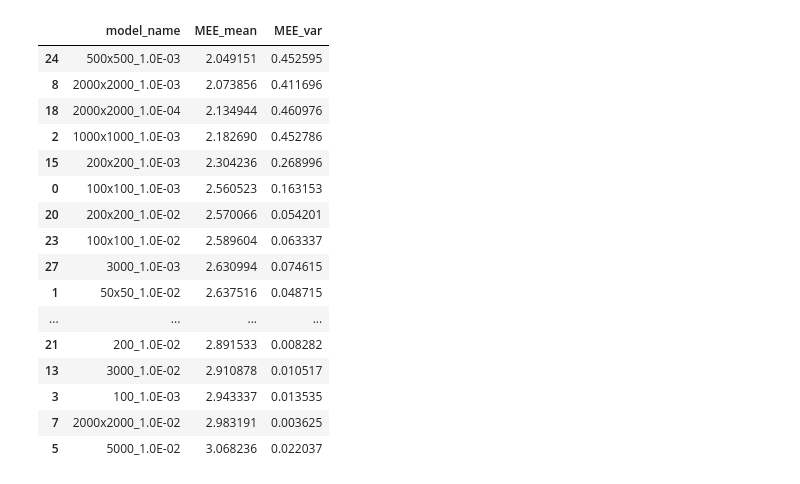
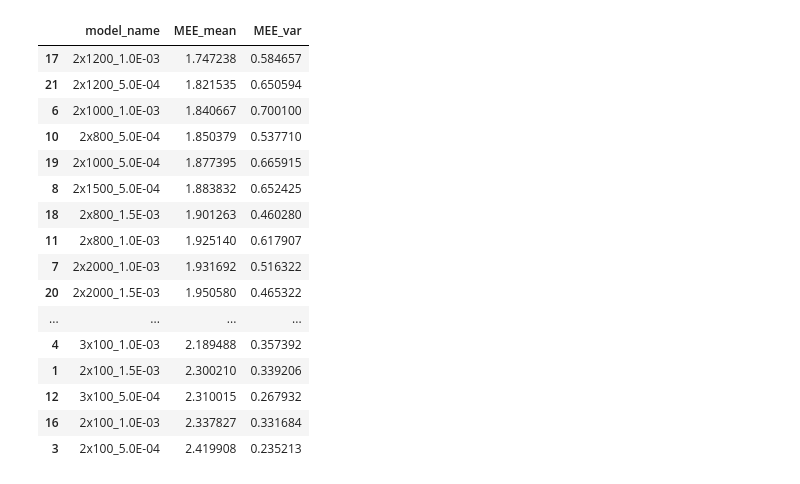
Before and after one commit to FeLusiani/ML_Project, a Jupyter notebook: MLCode/CUP_NN.ipynb, the cells around one changed output. Saved outputs shown, nothing was run; the diff lists cells and outputs as text; code cells hidden in the pictures.

```diff
--- a/MLCode/CUP_NN.ipynb
+++ b/MLCode/CUP_NN.ipynb
@@ -90,51 +119,23 @@ Time (seconds): 378.5922475770001
 Convergence: True
-# %%
-from pathlib import Path
-from MLCode.conf import path_data
-import pandas as pd
-
-def get_model_val_err(directory: Path):
-    """Returns validation error (mean and variance) from saved model directory.
-    """
-    info_file = directory / Path('infos.txt')
-    info_text = info_file.read_text()
-    lines = info_text.split('\n')
-    mean_line = [x for x in lines if x.startswith('Val error') ][0]
-    var_line = [x for x in lines if x.startswith(' measured') ][0]
-    n_char_mean = len('Val error achieved: ')
-    n_char_var = len('measured with variance: ')
-    return float(mean_line[n_char_mean:]), float(var_line[n_char_var:])
-
-def saved_NN_models():
-    """Returns a pandas DataFrame with `model_name, MEE_mean, MEE_var`
-    for each saved NN model."""
-
-    NN_directory = path_data / Path('NN_training')
-    models = []
-    for dir in NN_directory.iterdir():
-        val_err = get_model_val_err(dir)
-        model = (dir.name, val_err[0], val_err[1])
-        models.append(model)
-
-    return pd.DataFrame(models, columns=['model_name', 'MEE_mean', 'MEE_var'])
-
-df = saved_NN_models()
-df.sort_values(by=['MEE_mean'])
-# %% [output]
-|  | model_name | MEE_mean | MEE_var |
-| 24 | 500x500_1.0E-03 | 2.049151 | 0.452595 |
-| 8 | 2000x2000_1.0E-03 | 2.073856 | 0.411696 |
-| 18 | 2000x2000_1.0E-04 | 2.134944 | 0.460976 |
-| 2 | 1000x1000_1.0E-03 | 2.182690 | 0.452786 |
-| 15 | 200x200_1.0E-03 | 2.304236 | 0.268996 |
-| 0 | 100x100_1.0E-03 | 2.560523 | 0.163153 |
-| 20 | 200x200_1.0E-02 | 2.570066 | 0.054201 |
-| 23 | 100x100_1.0E-02 | 2.589604 | 0.063337 |
-| 27 | 3000_1.0E-03 | 2.630994 | 0.074615 |
-| 1 | 50x50_1.0E-02 | 2.637516 | 0.048715 |
-| ... | ... | ... | ... |
-| 21 | 200_1.0E-02 | 2.891533 | 0.008282 |
-| 13 | 3000_1.0E-02 | 2.910878 | 0.010517 |
-| 3 | 100_1.0E-03 | 2.943337 | 0.013535 |
-| 7 | 2000x2000_1.0E-02 | 2.983191 | 0.003625 |
-| 5 | 5000_1.0E-02 | 3.068236 | 0.022037 |
+# %%
+df = saved_NN_models()
+df = df.sort_values(by=['MEE_mean'])
+df
+# %% [output]
+|  | model_name | MEE_mean | MEE_var |
+| 17 | 2x1200_1.0E-03 | 1.747238 | 0.584657 |
+| 21 | 2x1200_5.0E-04 | 1.821535 | 0.650594 |
+| 6 | 2x1000_1.0E-03 | 1.840667 | 0.700100 |
+| 10 | 2x800_5.0E-04 | 1.850379 | 0.537710 |
+| 19 | 2x1000_5.0E-04 | 1.877395 | 0.665915 |
+| 8 | 2x1500_5.0E-04 | 1.883832 | 0.652425 |
+| 18 | 2x800_1.5E-03 | 1.901263 | 0.460280 |
+| 11 | 2x800_1.0E-03 | 1.925140 | 0.617907 |
+| 7 | 2x2000_1.0E-03 | 1.931692 | 0.516322 |
+| 20 | 2x2000_1.5E-03 | 1.950580 | 0.465322 |
+| ... | ... | ... | ... |
+| 4 | 3x100_1.0E-03 | 2.189488 | 0.357392 |
+| 1 | 2x100_1.5E-03 | 2.300210 | 0.339206 |
+| 12 | 3x100_5.0E-04 | 2.310015 | 0.267932 |
+| 16 | 2x100_1.0E-03 | 2.337827 | 0.331684 |
+| 3 | 2x100_5.0E-04 | 2.419908 | 0.235213 |
```
Also changed, not shown: parts of 4 cells of this notebook, 2 other files.
